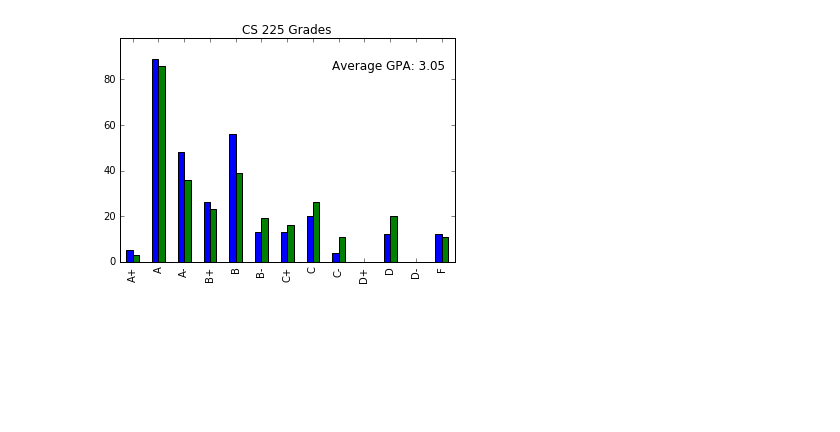
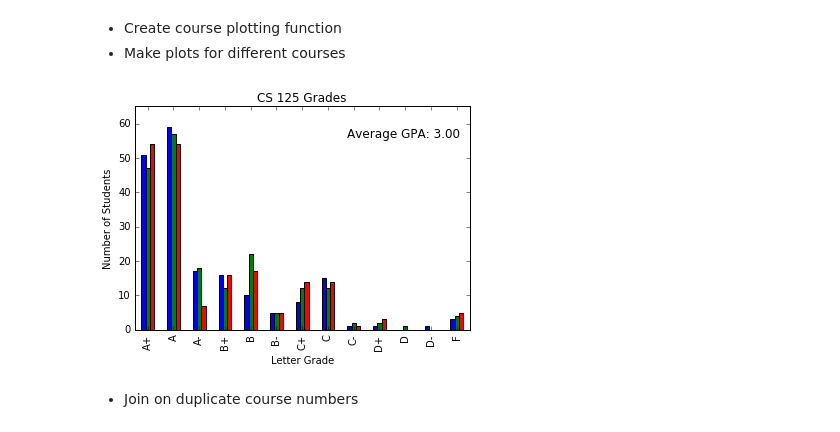
Before and after one commit to maneyko/grades, a Jupyter notebook: grades.ipynb, the cells around one changed output. Saved outputs shown, nothing was run; the diff lists cells and outputs as text; code cells hidden in the pictures; blank space fills up the shorter version.

```diff
--- a/grades.ipynb
+++ b/grades.ipynb
@@ -27,19 +29,27 @@ by_course.head(10)
 |  | 430 | Project Management | 132 | 3.93 | 0 | 119 | 9 | 2 | ... |
 |  | 466 | Engineering Off-Road Vehicles | 31 | 3.49 | 2 | 11 | 11 | 2 | ... |
 |  | 488 | Bioprocessing Biomass for Fuel | 29 | 3.63 | 6 | 9 | 5 | 4 | ... |
+# %% [markdown]
+* Create course plotting function
+* Make plots for different courses
 # %%
-# Creates a nice plot of a course distribution
+# Creates a nice plot of a course grade distribution
 def plot_course_num(course, name, number):
     grades = course.loc[:, 'A+':'F']
-    weighted_avg = np.round(np.ma.average(
-            course['Average Grade'], weights=course['Enrollment']), 2)
+    weighted_avg = np.ma.average(
+            course['Average Grade'], weights=course['Enrollment'])
     highest = np.max(grades.values)
     grades.T.plot(kind='bar', ylim=(0, int(highest*1.1)+1), legend=False,
                 title='{0} {1} Grades'.format(name, number))
-    plt.text(7.75, highest*0.95, 'Average GPA: {0:.2f}'.format(weighted_avg), fontsize=12)
+    plt.xlabel('Letter Grade')
+    plt.ylabel('Number of Students')
+    plt.text(7.75, highest*0.95, 'Average GPA: {0:.2f}'.format(np.round(weighted_avg)), fontsize=12)
-# %%
-course, number = 'CS', 225
-plot_course_num(by_course.loc[course].loc[[number]], course, number)
-# %% [output]
-[figure, removed]
+# %%
+course = 'CS 125'
+subject, number = course.split()
+plot_course_num(by_number.loc[subject].loc[[int(number)]], subject, int(number))
+# %% [output]
+[figure, added]
+# %% [markdown]
+* Join on duplicate course numbers
 # %%
```
Also changed, not shown: parts of 11 cells of this notebook.
